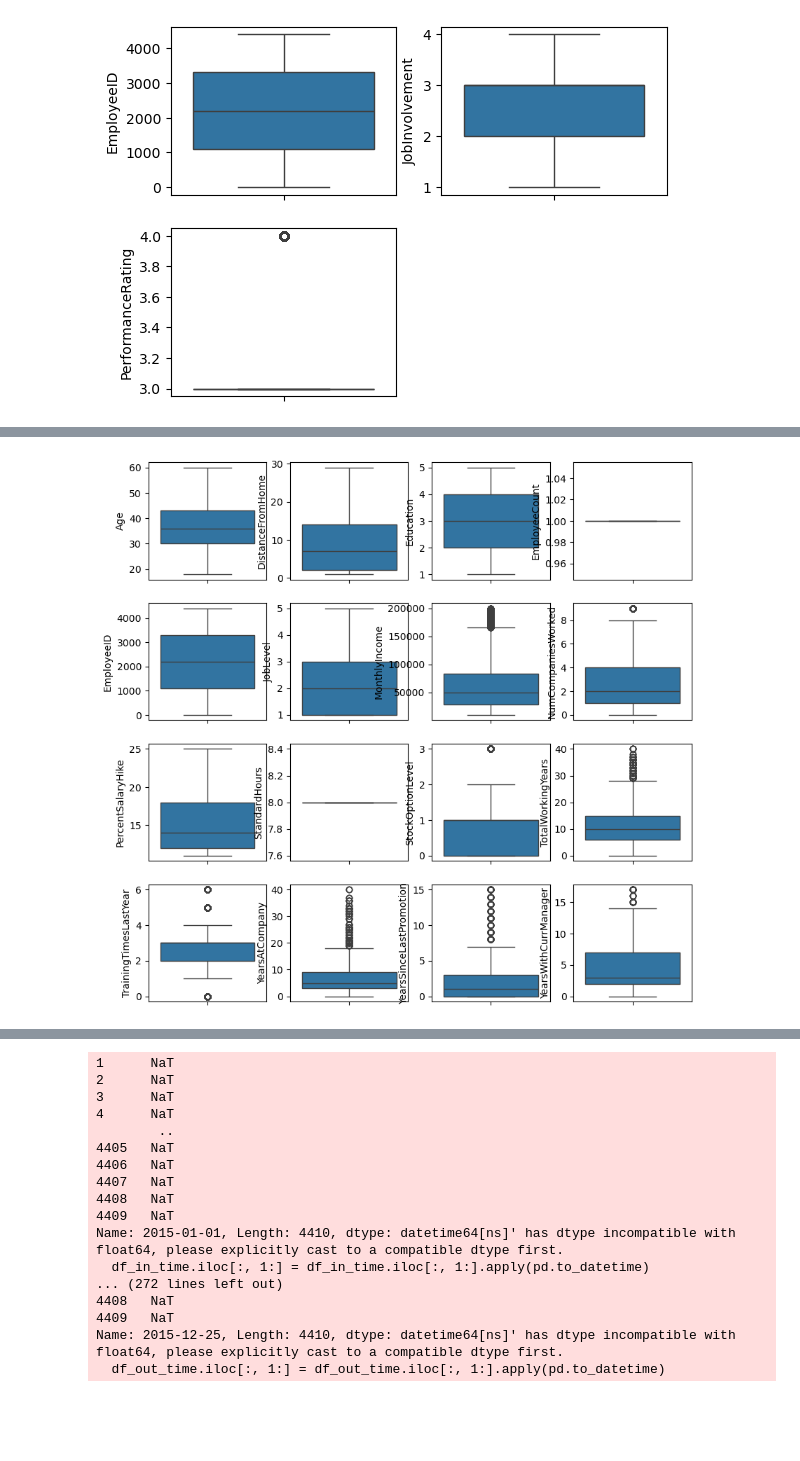
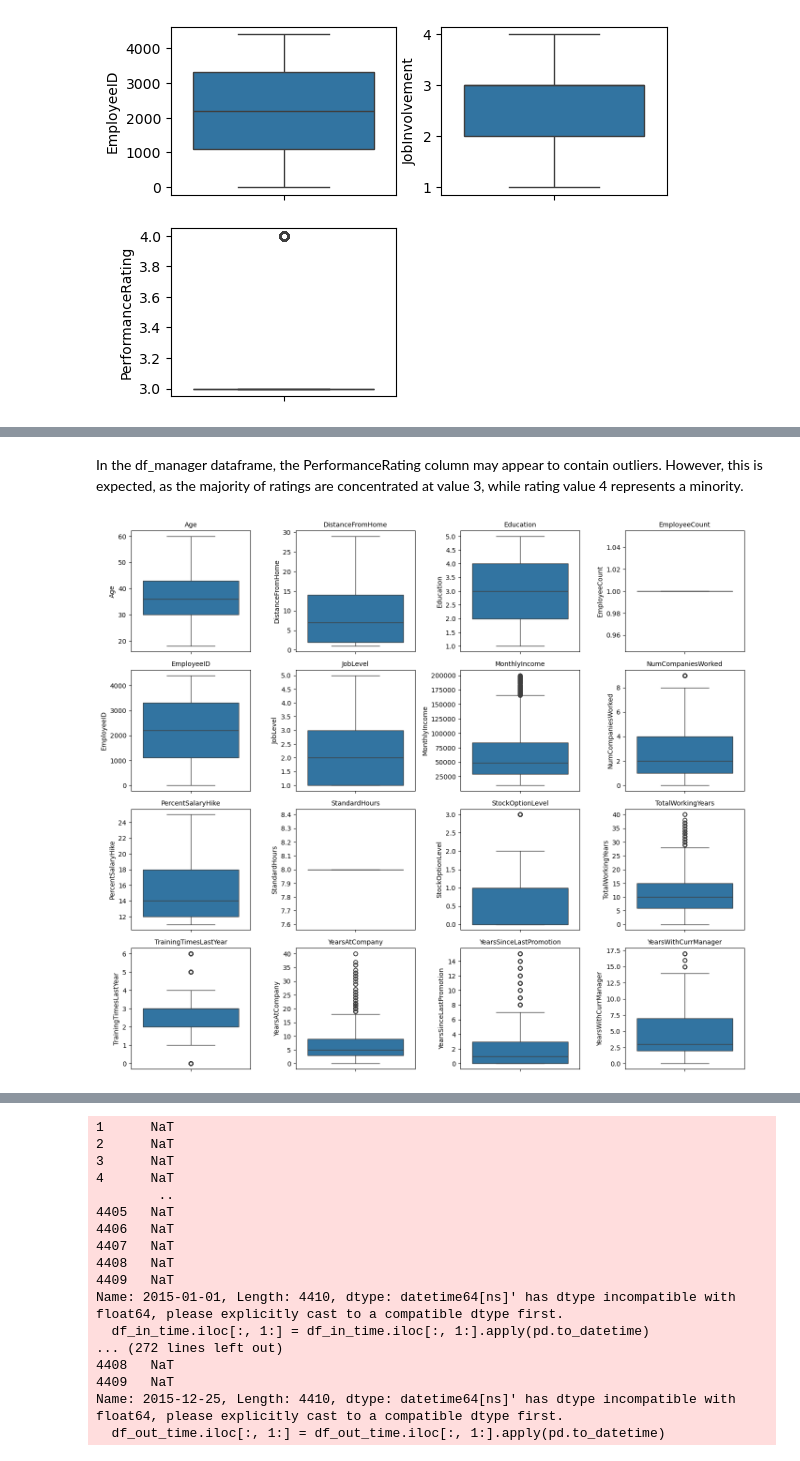
Before and after one commit to raqiwardhana/FINPRO, a Jupyter notebook: Stages/Stage1.ipynb, the cells around one changed output, grey strips where cells are left out. Cells and saved outputs as stored; diff of their text form; code cells hidden in the pictures; blank space fills up the shorter version.

```diff
--- a/Stages/Stage1.ipynb
+++ b/Stages/Stage1.ipynb
@@ -288,9 +375,19 @@ for i in range(0, len(features)):
-# %%
-features = df_general.describe().columns
-plt.figure(figsize=[10,10])
-for i in range(0, len(features)):
-    plt.subplot(4, 4, i+1)
-    sns.boxplot(df_general[features[i]])
-# %% [output]
-[figure, removed]
+# %% [markdown]
+In the df_manager dataframe, the PerformanceRating column may appear to contain outliers. However, this is expected, as the majority of ratings are concentrated at value 3, while rating value 4 represents a minority.
+# %%
+features = df_general.select_dtypes(include=['int64', 'float64']).columns
+
+fig, axes = plt.subplots(4, 4, figsize=(14, 12))
+
+for i, ax in enumerate(axes.flatten()):
+    if i < len(features):
+        sns.boxplot(y=df_general[features[i]], ax=ax)
+        ax.set_title(features[i], fontsize=10)
+    else:
+        ax.set_visible(False)
+
+plt.tight_layout(pad=1.0)
+plt.show()
+# %% [output]
+[figure, added]
 # %%
```
Also changed, not shown: parts of 77 cells of this notebook.
